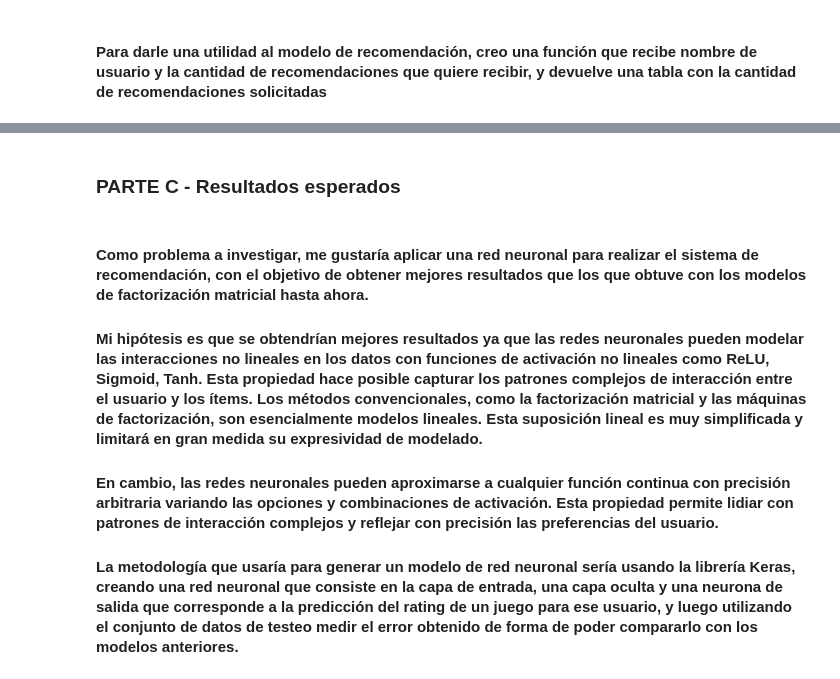
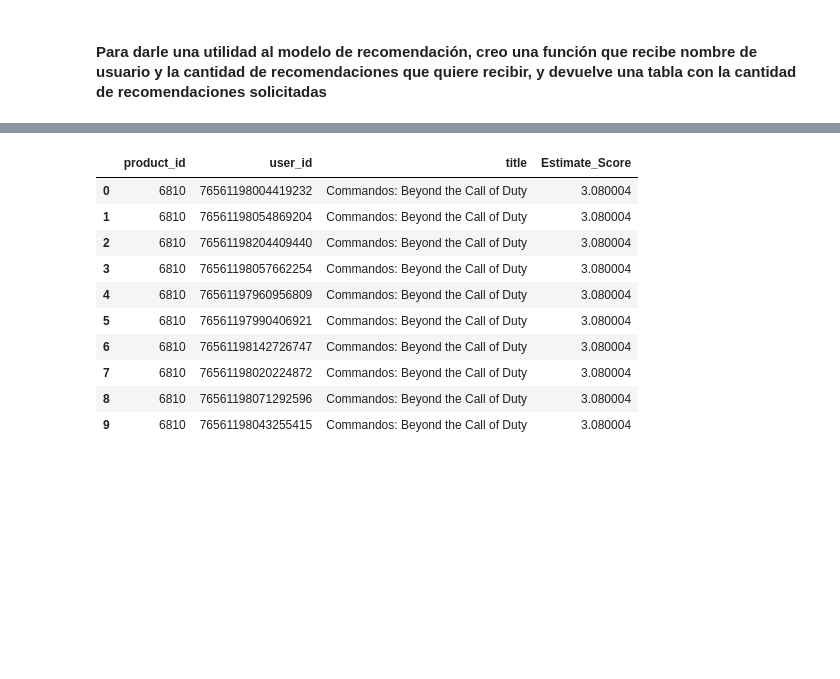
Before and after one commit to eugeniabezek/Recommender_System_Collaborative_Filtering, a Jupyter notebook: DS_Proyecto_03_SR.ipynb, the cells around one changed output, grey strips where cells are left out. Saved outputs shown, nothing was run; the diff lists cells and outputs as text; code cells hidden in the pictures; blank space fills up the shorter version.

```diff
--- a/DS_Proyecto_03_SR.ipynb
+++ b/DS_Proyecto_03_SR.ipynb
@@ -572,7 +561,14 @@ recomendaciones('raixel', 4)
-# %% [markdown]
-### PARTE C - Resultados esperados
-# %% [markdown]
-#### Como problema a investigar, me gustaría aplicar una red neuronal para realizar el sistema de recomendación, con el objetivo de obtener mejores resultados que los que obtuve con los modelos de factorización matricial hasta ahora.
-#### Mi hipótesis es que se obtendrían mejores resultados ya que las redes neuronales pueden modelar las interacciones no lineales en los datos con funciones de activación no lineales como ReLU, Sigmoid, Tanh. Esta propiedad hace posible capturar los patrones complejos de interacción entre el usuario y los ítems. Los métodos convencionales, como la factorización matricial y las máquinas de factorización, son esencialmente modelos lineales. Esta suposición lineal es muy simplificada y limitará en gran medida su expresividad de modelado.
-#### En cambio, las redes neuronales pueden aproximarse a cualquier función continua con precisión arbitraria variando las opciones y combinaciones de activación. Esta propiedad permite lidiar con patrones de interacción complejos y reflejar con precisión las preferencias del usuario.
-#### La metodología que usaría para generar un modelo de red neuronal sería usando la librería Keras, creando una red neuronal que consiste en la capa de entrada, una capa oculta y una neurona de salida que corresponde a la predicción del rating de un juego para ese usuario, y luego utilizando el conjunto de datos de testeo medir el error obtenido de forma de poder compararlo con los modelos anteriores.
+# %%
+recomendaciones('The_Cpt_FROGGY', 10)
+# %% [output]
+|  | product_id | user_id | title | Estimate_Score |
+| 0 | 6810 | 76561198004419232 | Commandos: Beyond the Call of Duty | 3.080004 |
+| 1 | 6810 | 76561198054869204 | Commandos: Beyond the Call of Duty | 3.080004 |
+| 2 | 6810 | 76561198204409440 | Commandos: Beyond the Call of Duty | 3.080004 |
+| 3 | 6810 | 76561198057662254 | Commandos: Beyond the Call of Duty | 3.080004 |
+| 4 | 6810 | 76561197960956809 | Commandos: Beyond the Call of Duty | 3.080004 |
+| 5 | 6810 | 76561197990406921 | Commandos: Beyond the Call of Duty | 3.080004 |
+| 6 | 6810 | 76561198142726747 | Commandos: Beyond the Call of Duty | 3.080004 |
+| 7 | 6810 | 76561198020224872 | Commandos: Beyond the Call of Duty | 3.080004 |
+| 8 | 6810 | 76561198071292596 | Commandos: Beyond the Call of Duty | 3.080004 |
+| 9 | 6810 | 76561198043255415 | Commandos: Beyond the Call of Duty | 3.080004 |
```
Also changed, not shown: parts of 13 cells of this notebook.
